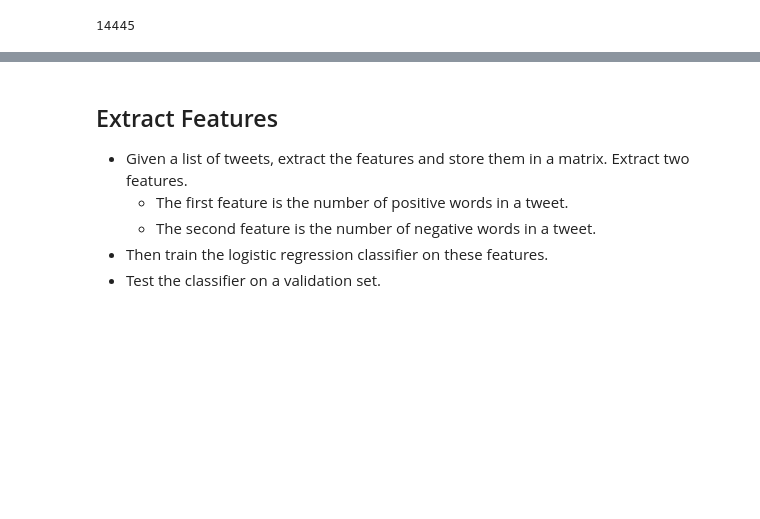
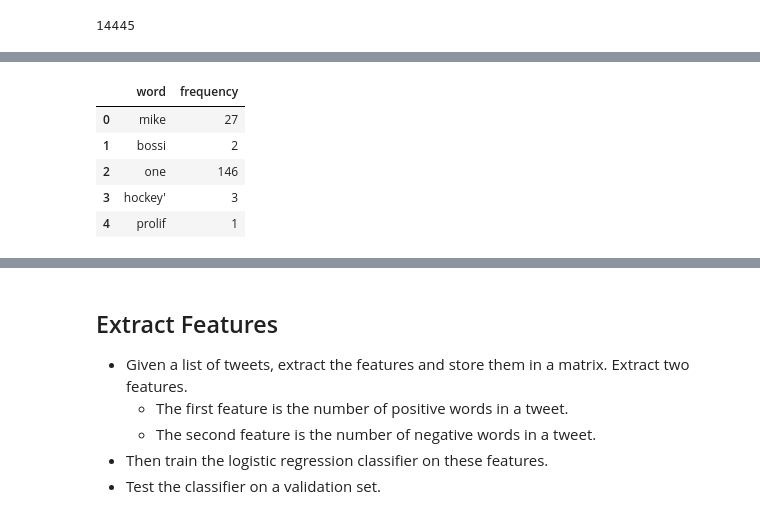
Before and after one commit to melihkacaman/Characterizing-Profile-on-Twitter-Data, a Jupyter notebook: 04 Train Sport Classifier .ipynb, the cells around one changed output, grey strips where cells are left out. Drawn from its saved outputs; the diff is of its cells as text; code cells hidden in the pictures; blank space fills up the shorter version.

```diff
--- a/04 Train Sport Classifier .ipynb
+++ b/04 Train Sport Classifier .ipynb
@@ -102,0 +129,10 @@ len(freqs)
+# %%
+freqs_vis = pd.DataFrame(data=freqs_vis, columns=['word', 'frequency'])
+freqs_vis.head()
+# %% [output]
+|  | word | frequency |
+| 0 | mike | 27 |
+| 1 | bossi | 2 |
+| 2 | one | 146 |
+| 3 | hockey' | 3 |
+| 4 | prolif | 1 |
```
Also changed, not shown: parts of 61 cells of this notebook.
